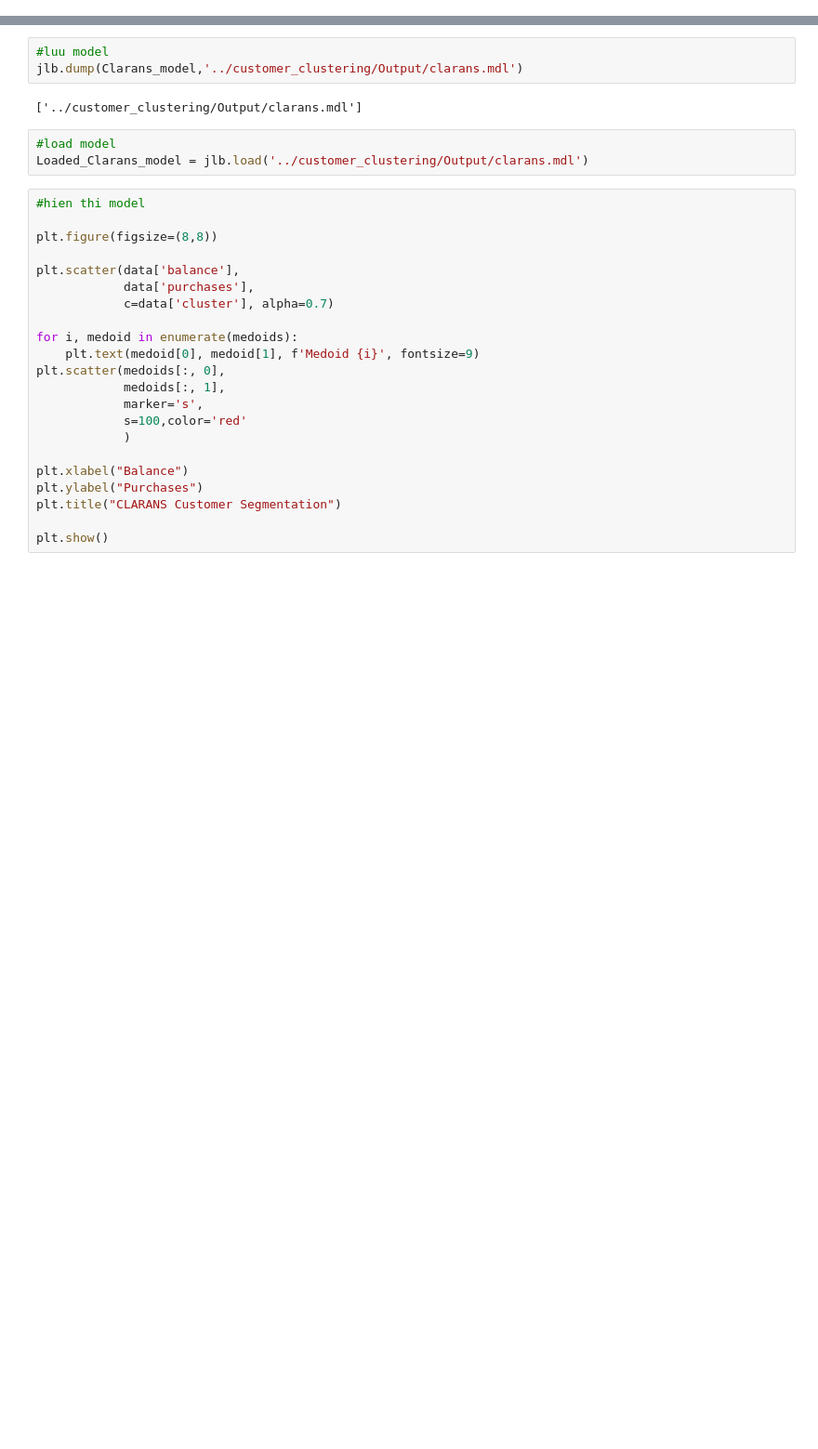
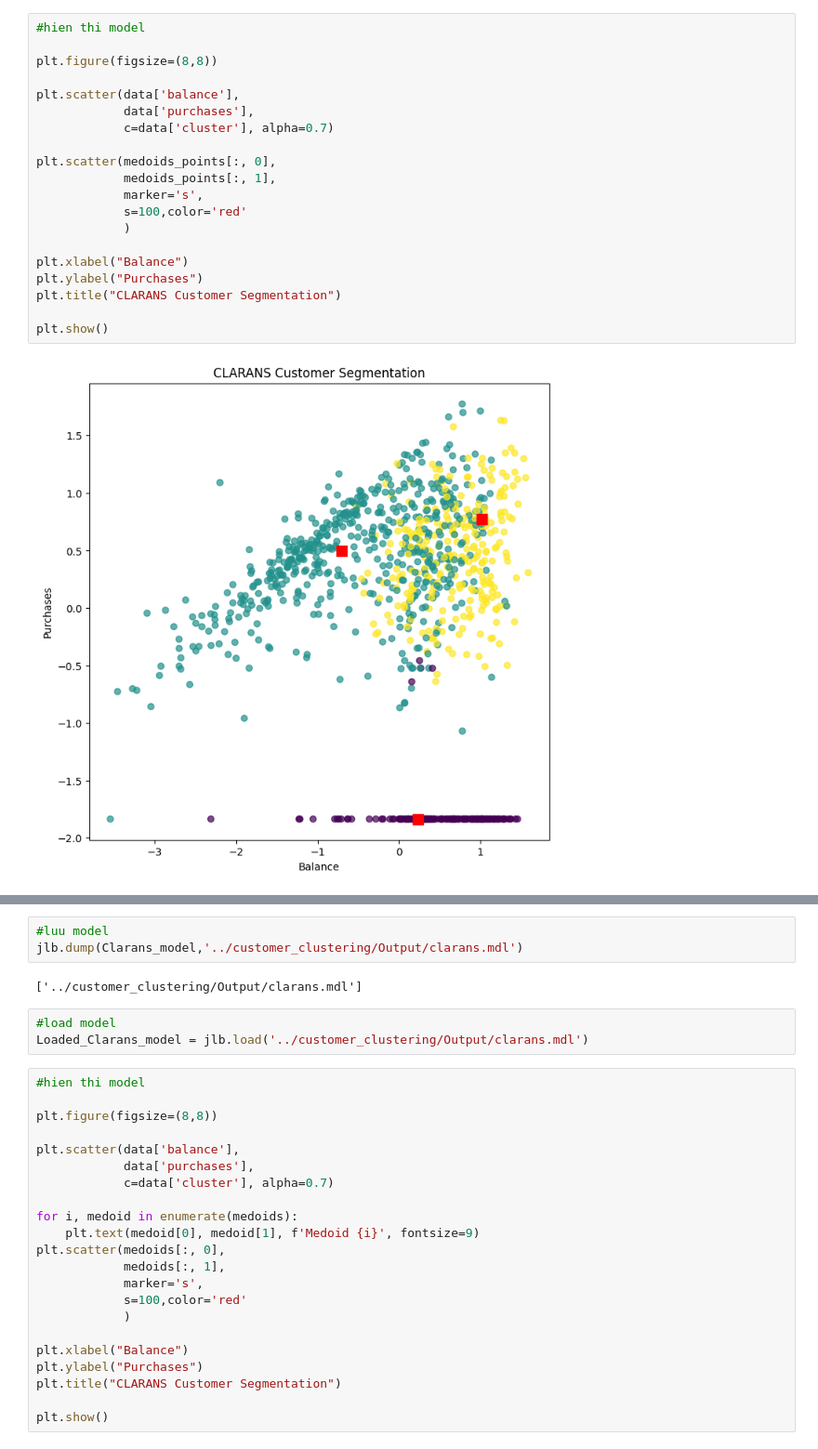
Before and after one commit to GiaHuy910/CLARANS-IN-MARKETING, a Jupyter notebook: customer_clustering/Clarans.ipynb, the cells around one changed output, grey strips where cells are left out. Shown at 93% size. Cells and saved outputs as stored; diff of their text form; blank space fills up the shorter version.

```diff
--- a/customer_clustering/Clarans.ipynb
+++ b/customer_clustering/Clarans.ipynb
@@ -23,3 +42,25 @@ print(data.tail(1))
+# %%
+#hien thi model
+
+plt.figure(figsize=(8,8))
+
+plt.scatter(data['balance'],
+            data['purchases'],
+            c=data['cluster'], alpha=0.7)
+
+plt.scatter(medoids_points[:, 0],
+            medoids_points[:, 1],
+            marker='s',
+            s=100,color='red'
+            )
+
+plt.xlabel("Balance")
+plt.ylabel("Purchases")
+plt.title("CLARANS Customer Segmentation")
+
+plt.show()
+# %% [output]
+[figure, added]
 # %%
 clarans_Inertia_analysis(data,[2,3,4,5,6,7,8],num_local=5,max_neighbors=5)
 clarans_davies_bouldin_analysis(data,[2,3,4,5,6,7,8],num_local=5,max_neighbors=5)
```
Also changed, not shown: parts of 12 cells of this notebook, 12 other files.
